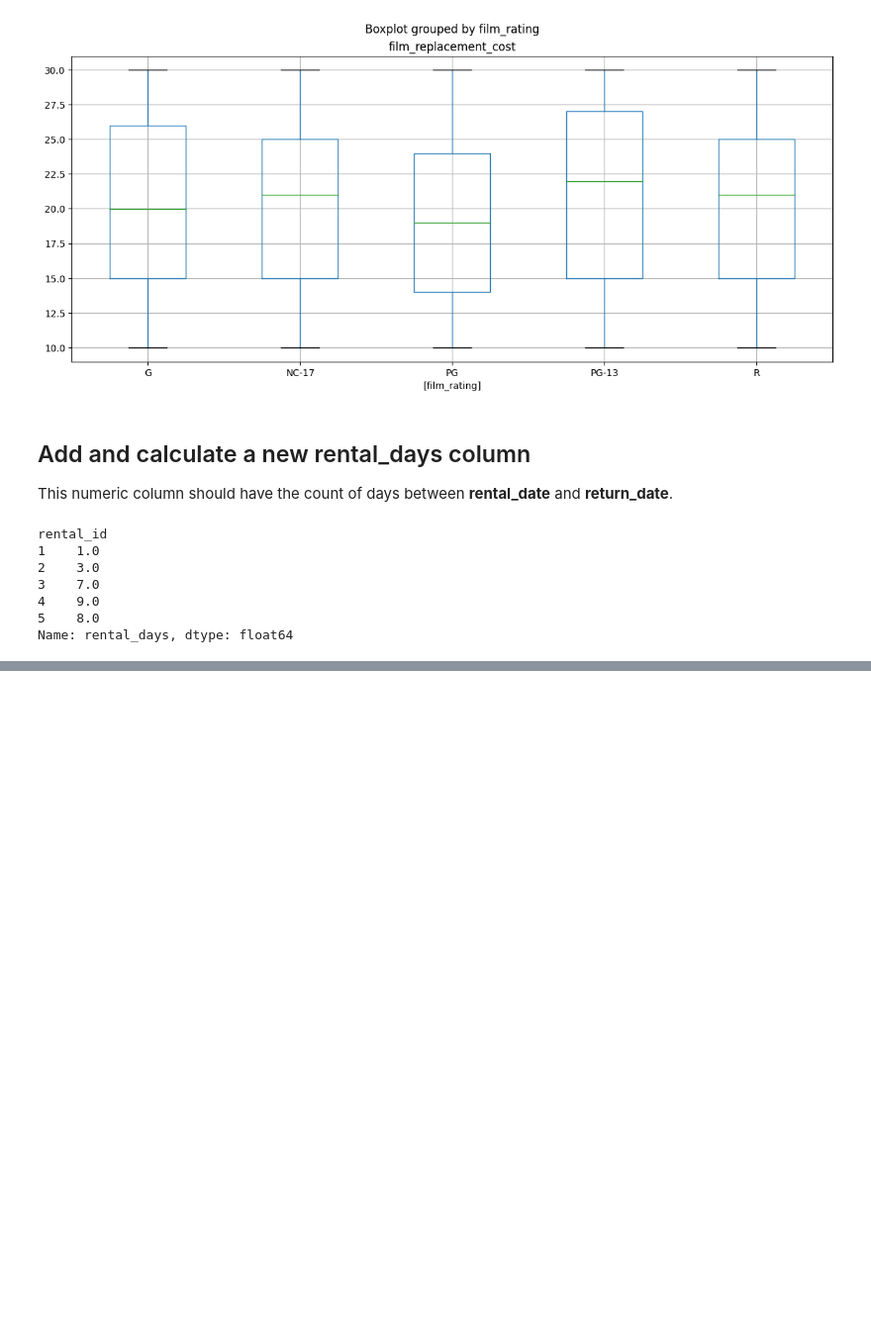
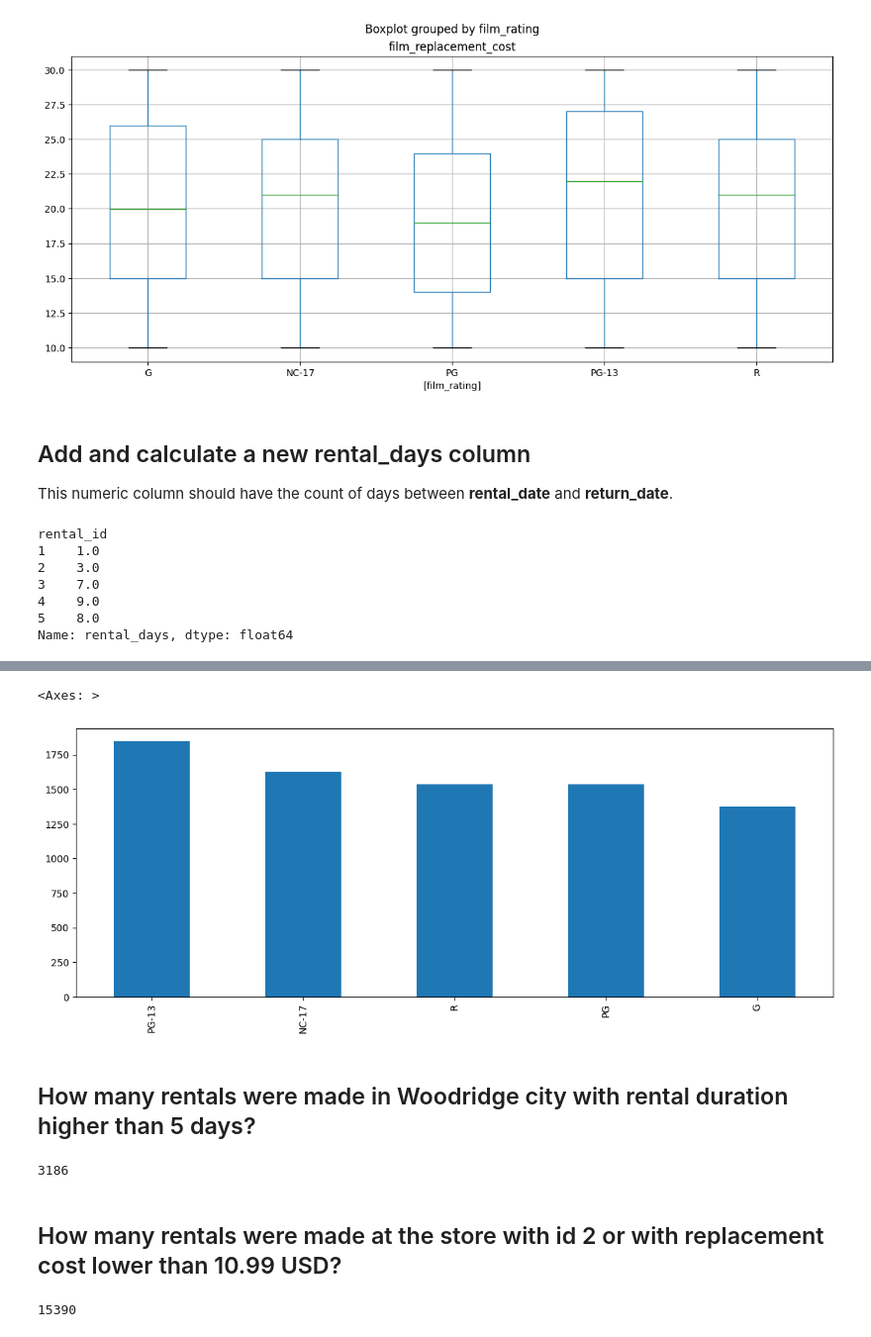
Before and after one commit to christos8566/freecodecamp_data_analysis.res, a Jupyter notebook: Exercise_2_sakila_db.ipynb, the cells around one changed output, grey strips where cells are left out. Shown at 99% size. Drawn from its saved outputs; the diff is of its cells as text; code cells hidden in the pictures; blank space fills up the shorter version.

```diff
--- a/Exercise_2_sakila_db.ipynb
+++ b/Exercise_2_sakila_db.ipynb
@@ -155,0 +244,21 @@ Name: rental_days, dtype: float64
+# %%
+df.loc[df['rental_store_city'] == 'Lethbridge', 'film_rating'].value_counts().plot(kind = 'bar', figsize = [14, 5])
+# %% [output]
+<Axes: >
+[figure, added]
+# %% [markdown]
+## How many rentals were made in Woodridge city with rental duration higher than 5 days?
+# %%
+df.columns.unique()
+
+df.loc[(df['rental_store_city'] == 'Woodridge') & (df['film_rental_duration'] > 5)].shape[0]
+# %% [output]
+3186
+# %% [markdown]
+## How many rentals were made at the store with id 2 or with replacement cost lower than 10.99 USD?
+# %%
+#df.columns.unique()
+
+df.loc[(df['store_id'] == 2) | (df['film_replacement_cost'] > 10.99)].shape[0]
+# %% [output]
+15390
```
Also changed, not shown: parts of 18 cells of this notebook.
